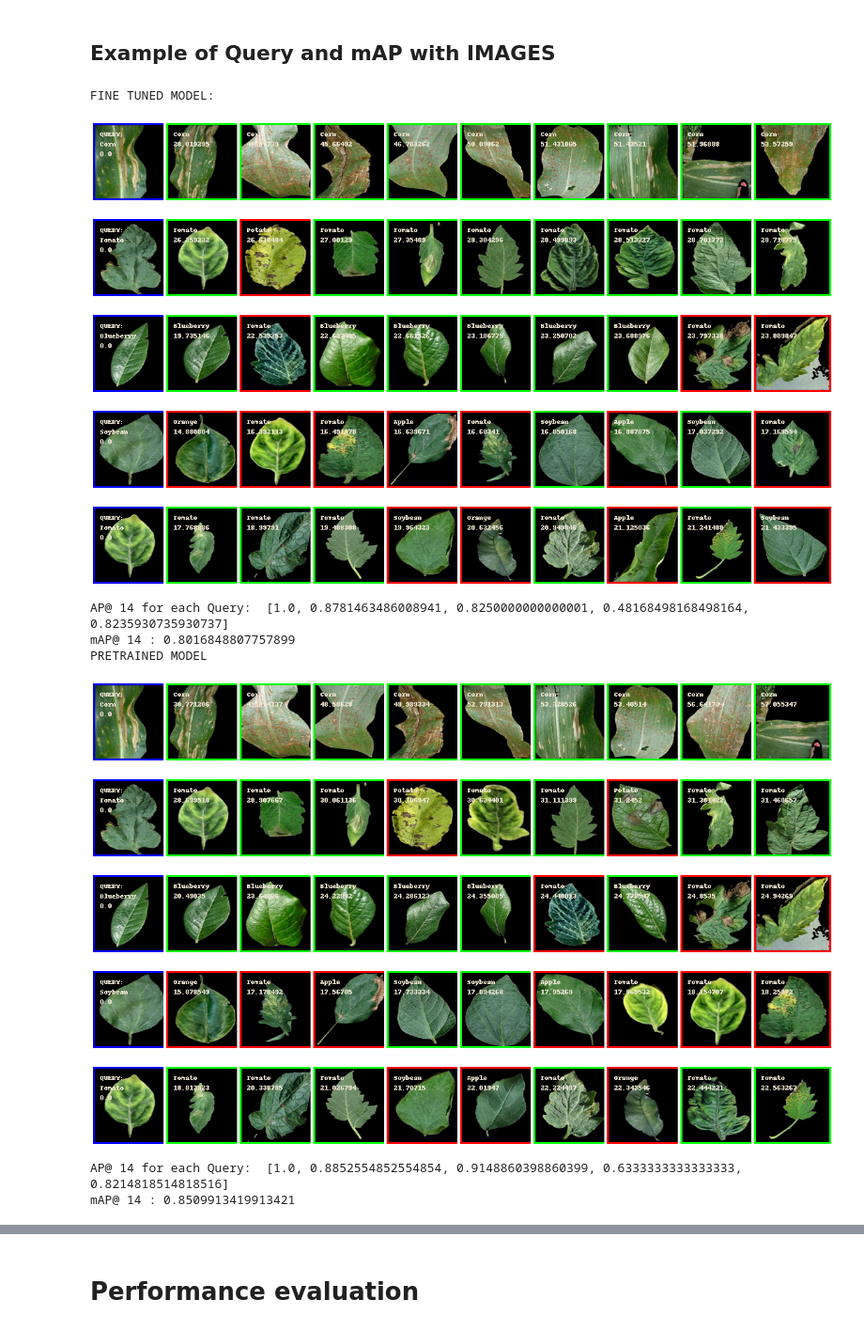
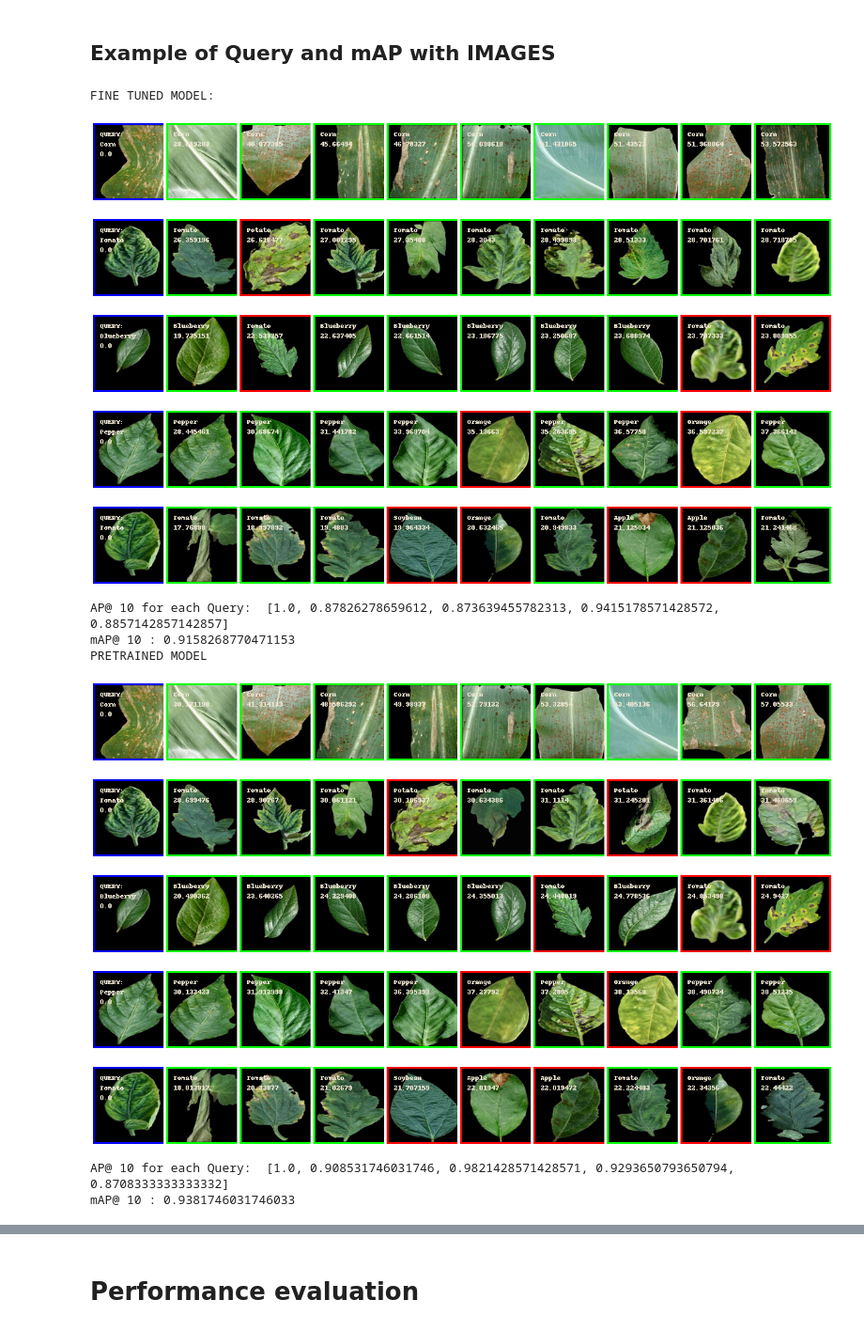
Before and after one commit to EdoardoMorucci/Plant-Leaves-Search-Engine---MIRCV, a Jupyter notebook: Performance_Evaluation.ipynb, the cells around one changed output, grey strips where cells are left out. Shown at 94% size. Saved outputs shown, nothing was run; the diff lists cells and outputs as text; code cells hidden in the pictures.

```diff
--- a/Performance_Evaluation.ipynb
+++ b/Performance_Evaluation.ipynb
@@ -223,28 +223,28 @@ vp_tree_pretrained = VantagePointTree(features=pretrained_features, distance_mea
 # %% [markdown]
 ## Example of Query and mAP with IMAGES
 # %%
-queries = [1234,6543,500,4000,7000]
-k = 14
+queries = [1234,6543,500,3333,7000]
+k = 10
 
 print('FINE TUNED MODEL:')
 evaluate_knn(queries, k, finetuned_features, vp_tree_finetuned, verbose=True)
 
 print('PRETRAINED MODEL')
 evaluate_knn(queries, k, pretrained_features, vp_tree_pretrained, verbose=True)
 # %% [output]
 FINE TUNED MODEL:
-[figure, old version]
+[figure, new version]
-[figure, old version]
+[figure, new version]
-[figure, old version]
+[figure, new version]
-[figure, old version]
+[figure, new version]
-[figure, old version]
+[figure, new version]
-AP@ 14 for each Query:  [1.0, 0.8781463486008941, 0.8250000000000001, 0.48168498168498164, 0.8235930735930737]
-mAP@ 14 : 0.8016848807757899
+AP@ 10 for each Query:  [1.0, 0.87826278659612, 0.873639455782313, 0.9415178571428572, 0.8857142857142857]
+mAP@ 10 : 0.9158268770471153
 PRETRAINED MODEL
-[figure, old version]
+[figure, new version]
-[figure, old version]
+[figure, new version]
-[figure, old version]
+[figure, new version]
-[figure, old version]
+[figure, new version]
-[figure, old version]
+[figure, new version]
-AP@ 14 for each Query:  [1.0, 0.8852554852554854, 0.9148860398860399, 0.6333333333333333, 0.8214818514818516]
-mAP@ 14 : 0.8509913419913421
+AP@ 10 for each Query:  [1.0, 0.908531746031746, 0.9821428571428571, 0.9293650793650794, 0.8708333333333332]
+mAP@ 10 : 0.9381746031746033
```
Also changed, not shown: parts of 4 cells of this notebook.
